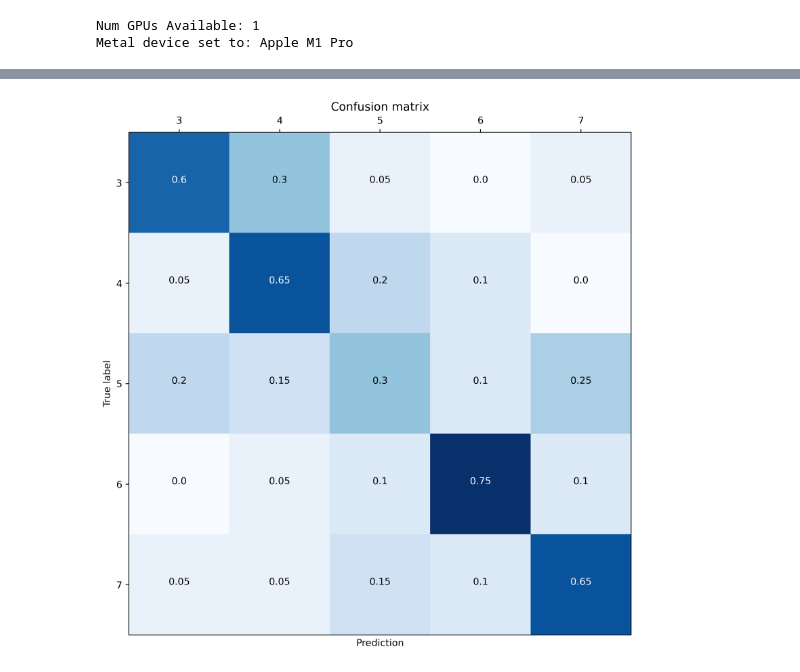
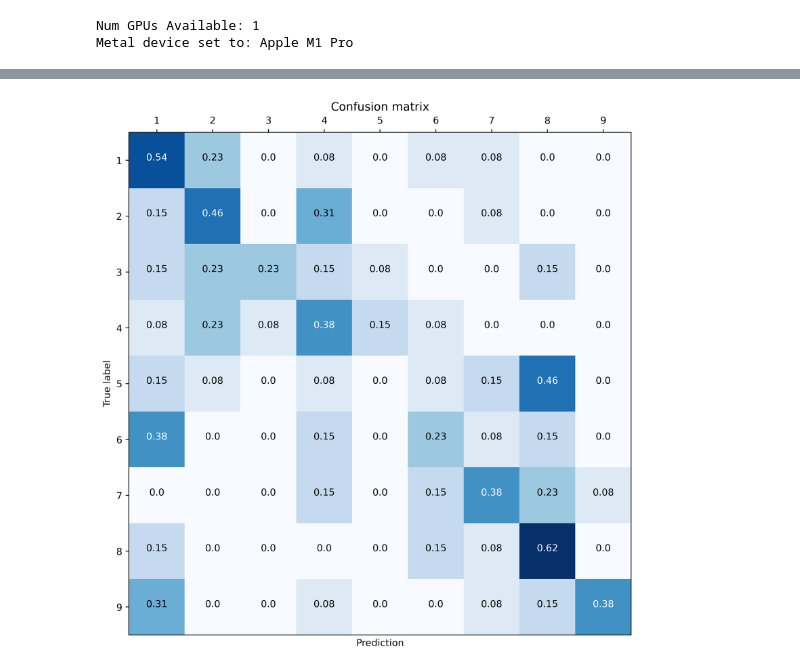
Before and after one commit to binxi0629/BS2layergroup, a Jupyter notebook: network/BS2LN.ipynb, the cells around one changed output, grey strips where cells are left out. Drawn from its saved outputs; the diff is of its cells as text; code cells hidden in the pictures.

```diff
--- a/network/BS2LN.ipynb
+++ b/network/BS2LN.ipynb
@@ -352,4 +415,5 @@ mse
 # %%
-confusion_matrix(labels=label, predictions=predict, class_names=[3, 4, 5, 6, 7])
+# confusion_matrix(labels=label, predictions=predict, class_names=[3, 4, 5, 6, 7])
+confusion_matrix(labels=label, predictions=predict, class_names=np.arange(1,10,1).tolist())
 # %% [output]
-[figure, old version]
+[figure, new version]
```
Also changed, not shown: parts of 12 cells of this notebook, 7 other files.
